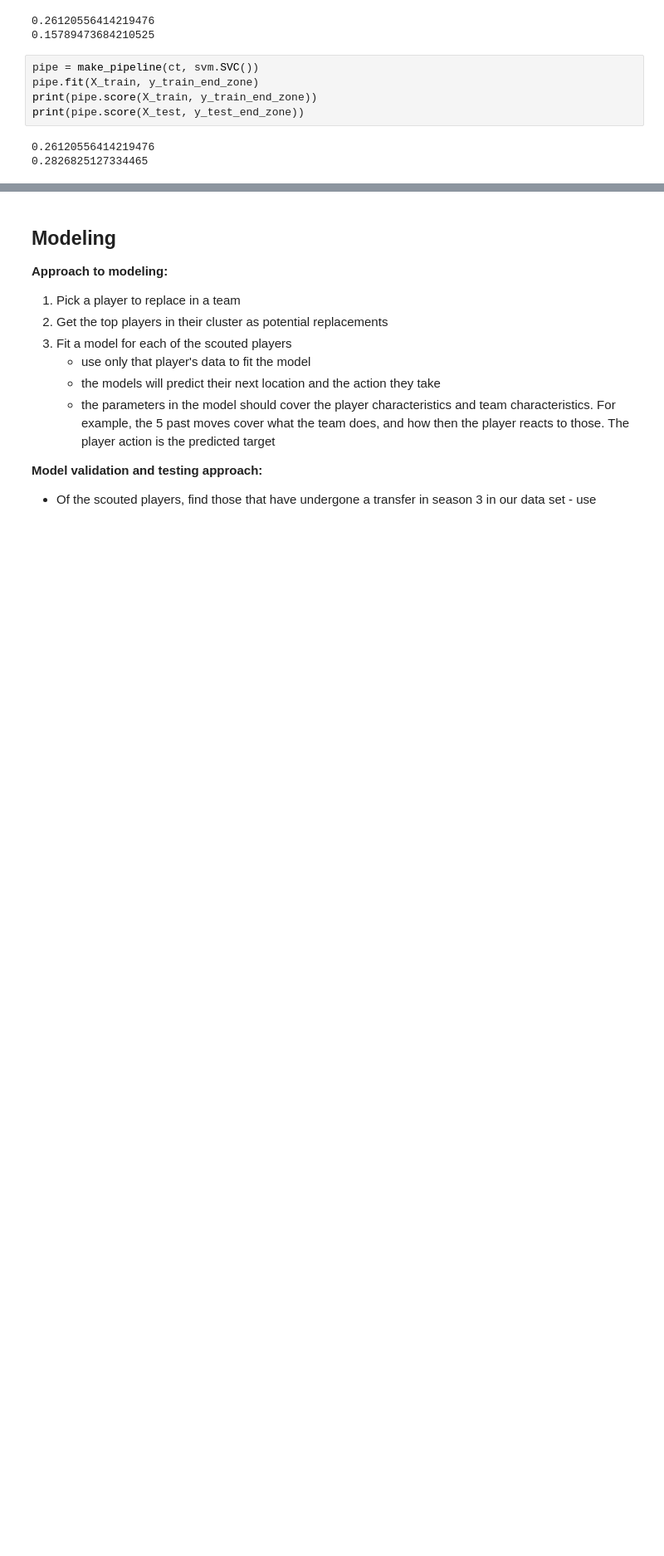
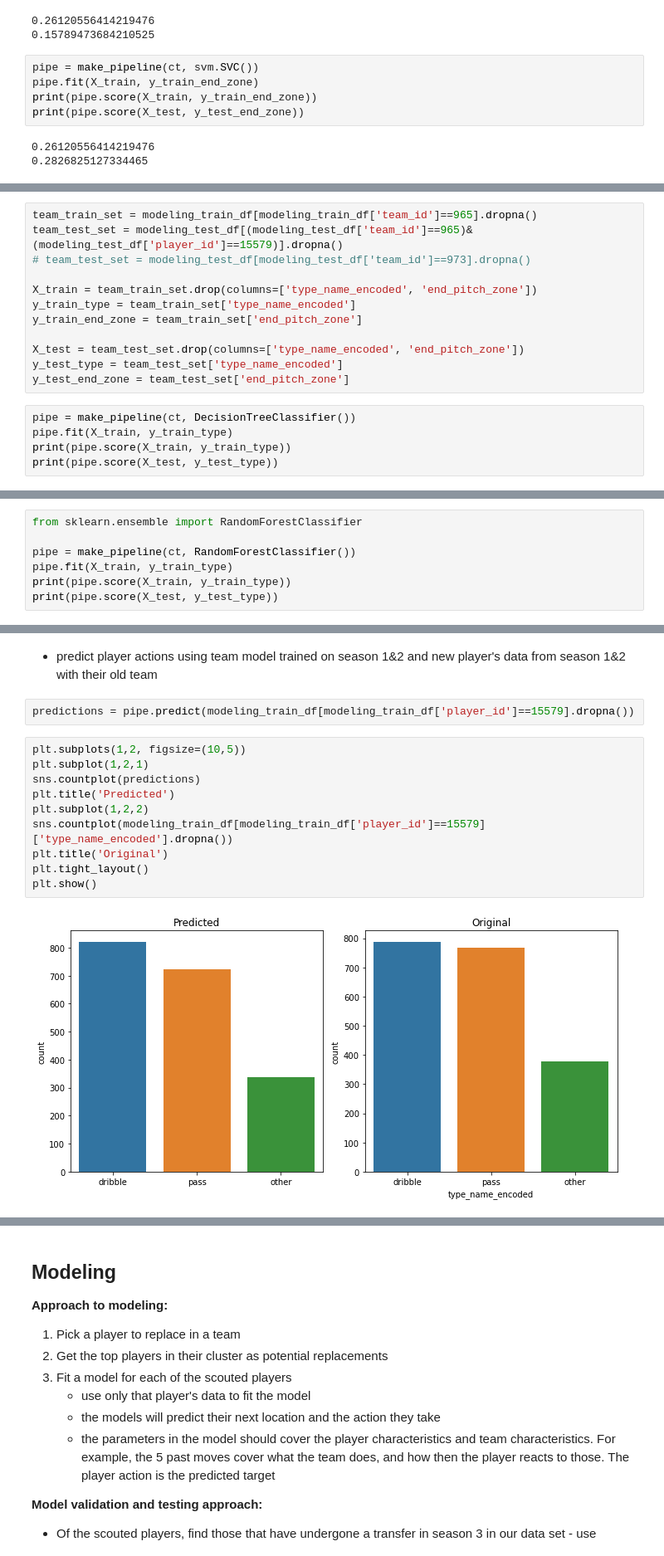
Before and after one commit to alexmihalache/Football-Analytics-Capstone---BrainStation-Final-Project, a Jupyter notebook: soccer_action_exploration.ipynb, the cells around one changed output, grey strips where cells are left out. Shown at 83% size. Cells and saved outputs as stored; diff of their text form; blank space fills up the shorter version.

Commit message:
Added in 20/21 tranfer player list and further baseline model approaches

```diff
--- a/soccer_action_exploration.ipynb
+++ b/soccer_action_exploration.ipynb
@@ -1470,0 +1626,17 @@ print(pipe.score(X_test, y_test_end_zone))
+# %%
+team_train_set = modeling_train_df[modeling_train_df['team_id']==965].dropna()
+team_test_set = modeling_test_df[(modeling_test_df['team_id']==965)&(modeling_test_df['player_id']==15579)].dropna()
+# team_test_set = modeling_test_df[modeling_test_df['team_id']==973].dropna()
+
+X_train = team_train_set.drop(columns=['type_name_encoded', 'end_pitch_zone'])
+y_train_type = team_train_set['type_name_encoded']
+y_train_end_zone = team_train_set['end_pitch_zone']
+
+X_test = team_test_set.drop(columns=['type_name_encoded', 'end_pitch_zone'])
+y_test_type = team_test_set['type_name_encoded']
+y_test_end_zone = team_test_set['end_pitch_zone']
+# %%
+pipe = make_pipeline(ct, DecisionTreeClassifier())
+pipe.fit(X_train, y_train_type)
+print(pipe.score(X_train, y_train_type))
+print(pipe.score(X_test, y_test_type))
@@ -1470,0 +1646,7 @@ print(pipe.score(X_test, y_test_end_zone))
+# %%
+from sklearn.ensemble import RandomForestClassifier
+
+pipe = make_pipeline(ct, RandomForestClassifier())
+pipe.fit(X_train, y_train_type)
+print(pipe.score(X_train, y_train_type))
+print(pipe.score(X_test, y_test_type))
@@ -1470,0 +1664,16 @@ print(pipe.score(X_test, y_test_end_zone))
+# %% [markdown]
+- predict player actions using team model trained on season 1&2 and new player's data from season 1&2 with their old team
+# %%
+predictions = pipe.predict(modeling_train_df[modeling_train_df['player_id']==15579].dropna())
+# %%
+plt.subplots(1,2, figsize=(10,5))
+plt.subplot(1,2,1)
+sns.countplot(predictions)
+plt.title('Predicted')
+plt.subplot(1,2,2)
+sns.countplot(modeling_train_df[modeling_train_df['player_id']==15579]['type_name_encoded'].dropna())
+plt.title('Original')
+plt.tight_layout()
+plt.show()
+# %% [output]
+[figure, added]
```
Also changed, not shown: parts of 32 cells of this notebook.
